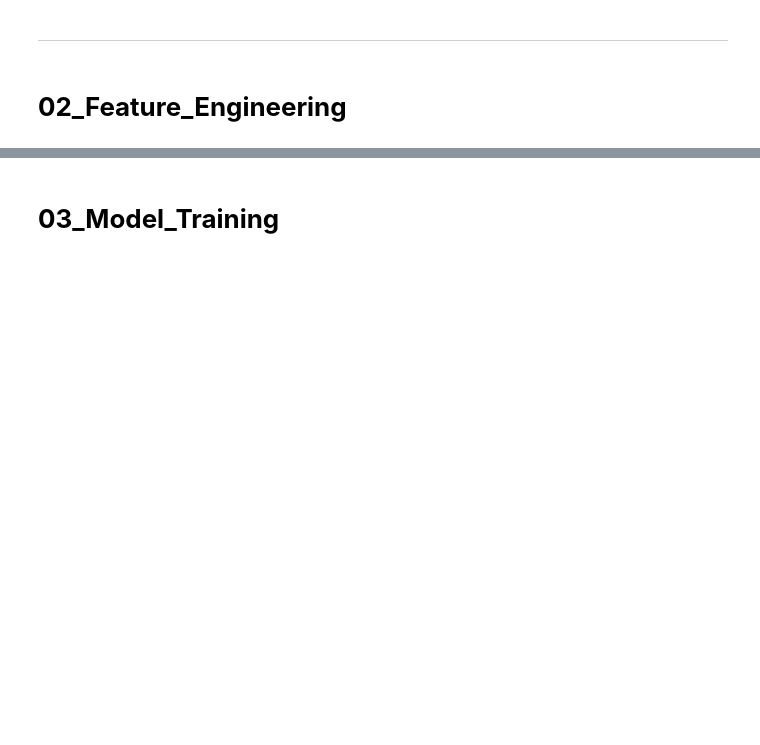
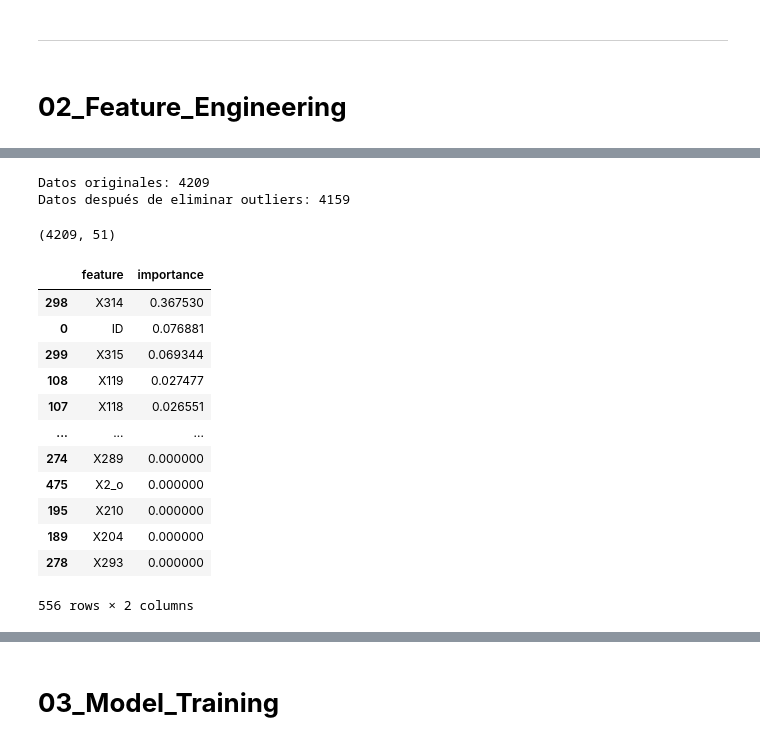
Before and after one commit to egoitzaulestia/___AI-BIG-DATA___, a Jupyter notebook: 03-Modelos-de-IA/08-EXAMEN-ML/mercedes-benz-greener-manufacturing/notebooks/Mercedes-Benz.ipynb, the cells around one changed output, grey strips where cells are left out. Drawn from its saved outputs; the diff is of its cells as text; code cells hidden in the pictures; blank space fills up the shorter version.

```diff
--- a/03-Modelos-de-IA/08-EXAMEN-ML/mercedes-benz-greener-manufacturing/notebooks/Mercedes-Benz.ipynb
+++ b/03-Modelos-de-IA/08-EXAMEN-ML/mercedes-benz-greener-manufacturing/notebooks/Mercedes-Benz.ipynb
@@ -310,0 +402,40 @@ Index(['ID', 'y', 'X0', 'X1', 'X2', 'X3', 'X4', 'X5', 'X6', 'X8',
+# %%
+import numpy as np
+
+# Definir umbral superior usando el rango intercuartil (IQR)
+Q1 = train['y'].quantile(0.25)
+Q3 = train['y'].quantile(0.75)
+IQR = Q3 - Q1
+
+# Definir límites
+limite_inferior = Q1 - 1.5 * IQR
+limite_superior = Q3 + 1.5 * IQR
+
+# Filtrar los datos dentro de los límites
+train_clean = train[(train['y'] >= limite_inferior) & (train['y'] <= limite_superior)]
+
+print(f"Datos originales: {len(train)}")
+print(f"Datos después de eliminar outliers: {len(train_clean)}")
+# %% [output]
+Datos originales: 4209
+Datos después de eliminar outliers: 4159
+# %%
+train_reduced.shape
+# %% [output]
+(4209, 51)
+# %%
+feature_importances
+# %% [output]
+|  | feature | importance |
+| 298 | X314 | 0.367530 |
+| 0 | ID | 0.076881 |
+| 299 | X315 | 0.069344 |
+| 108 | X119 | 0.027477 |
+| 107 | X118 | 0.026551 |
+| ... | ... | ... |
+| 274 | X289 | 0.000000 |
+| 475 | X2_o | 0.000000 |
+| 195 | X210 | 0.000000 |
+| 189 | X204 | 0.000000 |
+| 278 | X293 | 0.000000 |
+556 rows × 2 columns
```
Also changed, not shown: parts of 31 cells of this notebook, 11 other files.
